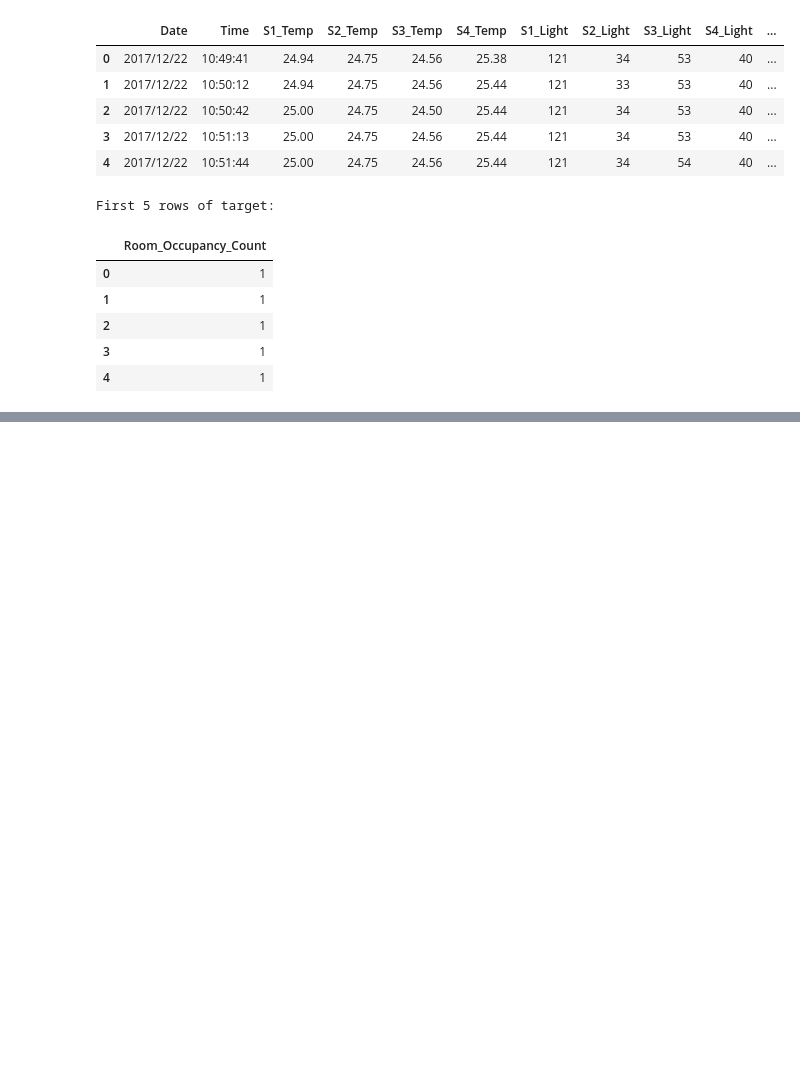
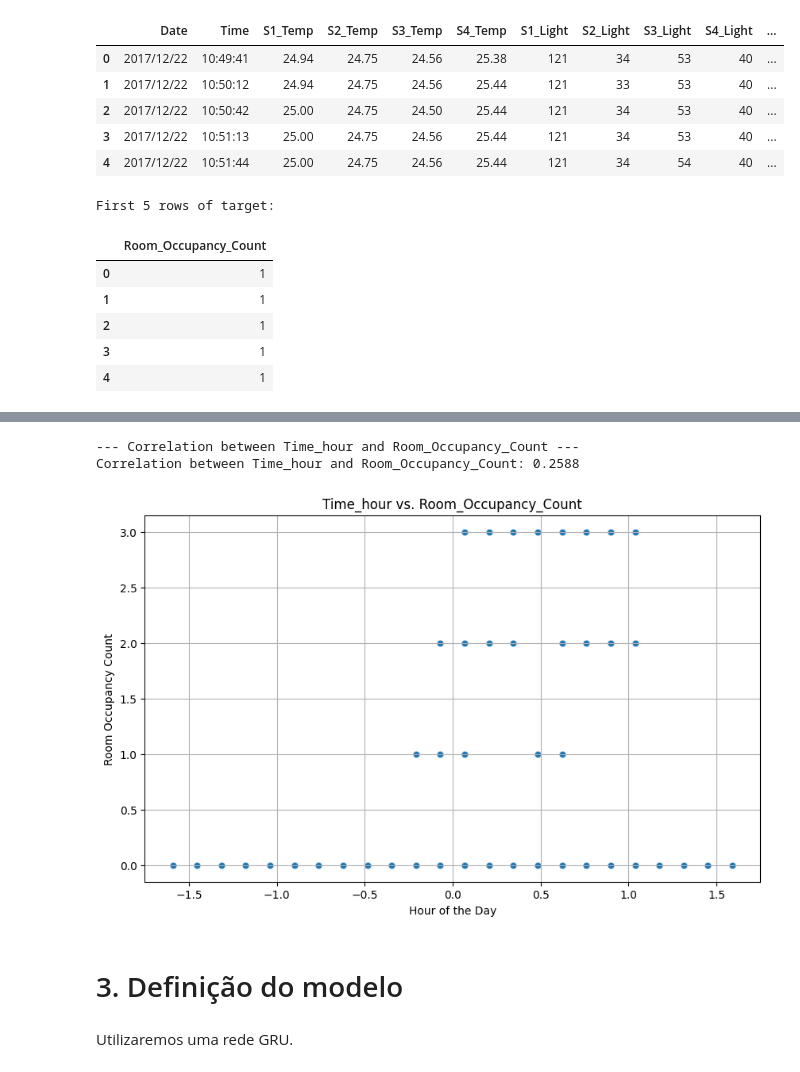
Before and after one commit to Luis-Menezes/NN_SupervisedLearning, a Jupyter notebook: project_4.ipynb, the cells around one changed output, grey strips where cells are left out. Saved outputs shown, nothing was run; the diff lists cells and outputs as text; code cells hidden in the pictures; blank space fills up the shorter version.

```diff
--- a/project_4.ipynb
+++ b/project_4.ipynb
@@ -343,0 +143,12 @@ Prediction horizon: 1
+# %%
+X_processed = X.copy()
+X_processed['DateTime_combined'] = X_processed['Date'] + ' ' + X_processed['Time']
+X_processed['DateTime_combined'] = pd.to_datetime(X_processed['DateTime_combined'])
+X_processed['Time_hour'] = X_processed['DateTime_combined'].dt.hour
+X_processed['Time_dayofweek'] = X_processed['DateTime_combined'].dt.dayofweek
+X_processed = X_processed.drop(columns=['Date', 'Time', 'DateTime_combined'])
+
+print("Shape of X_processed:", X_processed.shape)
+print("Columns in X_processed:", X_processed.columns.tolist())
+print("First 5 rows of X_processed (Time_hour):")
+display(X_processed[['Time_hour']].head())
@@ -343,0 +165,32 @@ Prediction horizon: 1
+# %%
+scaler = StandardScaler()
+X_processed = pd.DataFrame(scaler.fit_transform(X_processed), columns=X_processed.columns)
+# %%
+print("\n--- Correlation between Time_hour and Room_Occupancy_Count ---")
+# Extract the 'Time_hour' feature
+hour_feature = X_processed['Time_hour']
+
+# Extract the target variable
+target_variable = y['Room_Occupancy_Count']
+
+# Calculate the Pearson correlation
+correlation = hour_feature.corr(target_variable)
+
+print(f"Correlation between Time_hour and Room_Occupancy_Count: {correlation:.4f}")
+
+# Visualize the relationship (optional)
+plt.figure(figsize=(10, 6))
+sns.scatterplot(x=hour_feature, y=target_variable, alpha=0.5)
+plt.title('Time_hour vs. Room_Occupancy_Count')
+plt.xlabel('Hour of the Day')
+plt.ylabel('Room Occupancy Count')
+plt.grid(True)
+plt.show()
+# %% [output]
+--- Correlation between Time_hour and Room_Occupancy_Count ---
+Correlation between Time_hour and Room_Occupancy_Count: 0.2588
+[figure, added]
+# %% [markdown]
+# 3. Definição do modelo
+# %% [markdown]
+Utilizaremos uma rede GRU.
```
Also changed, not shown: parts of 31 cells of this notebook.
